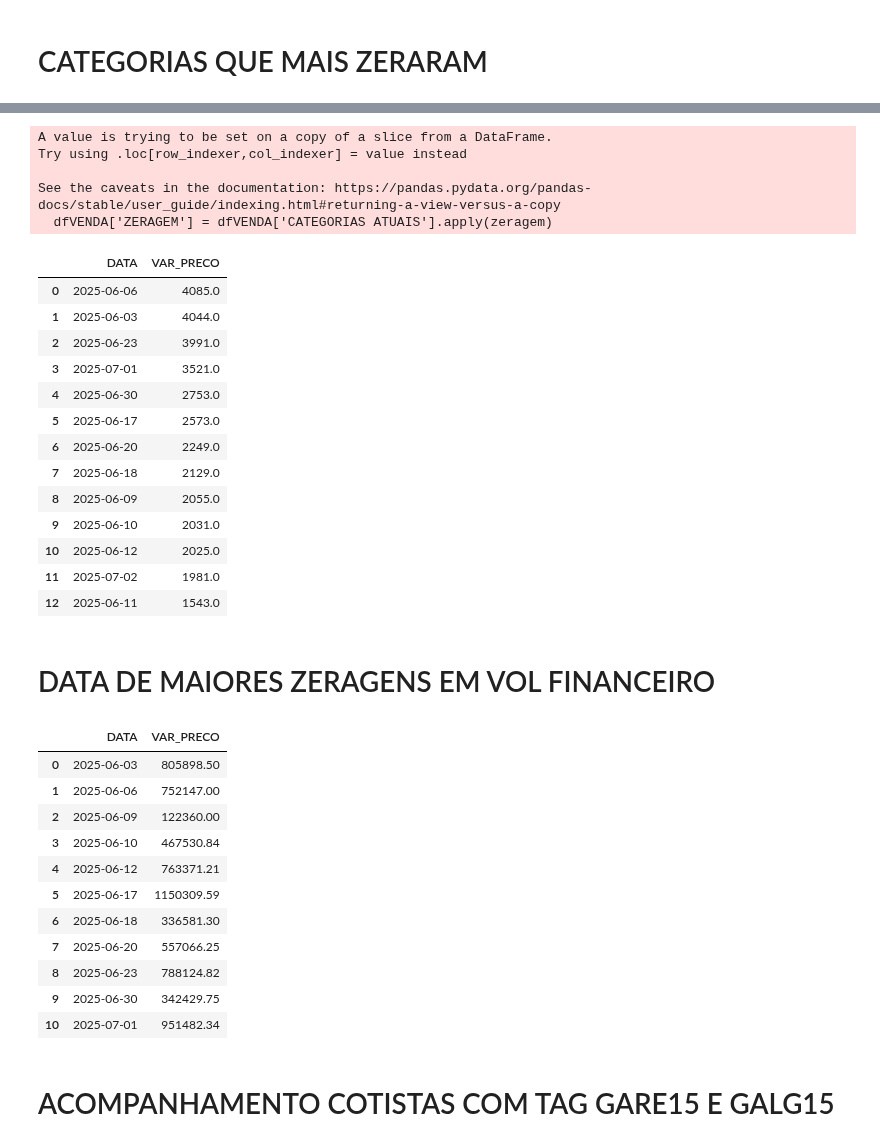
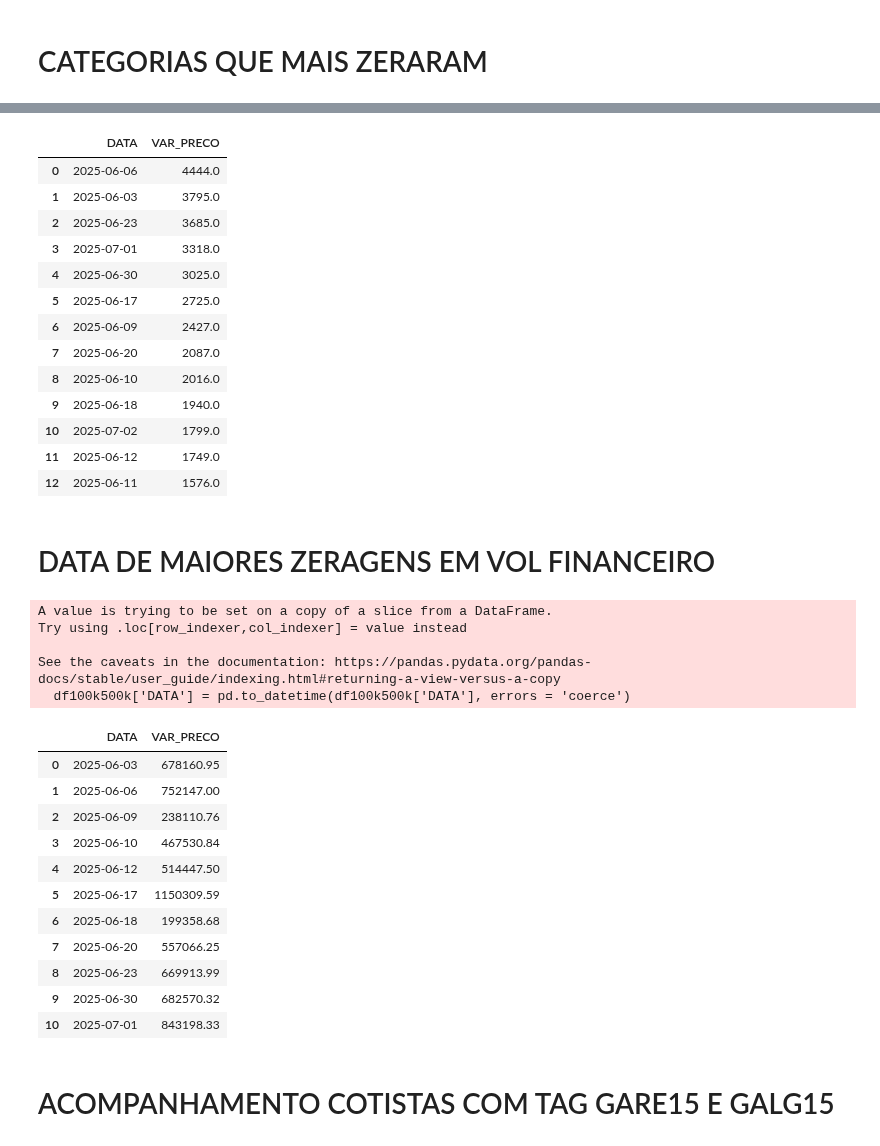
Before and after one commit to LucasFranco-guardian/Relat-rios-Passivo, a Jupyter notebook: MonthXWeek_GARE.ipynb, the cells around one changed output, grey strips where cells are left out. Cells and saved outputs as stored; diff of their text form; code cells hidden in the pictures.

```diff
--- a/MonthXWeek_GARE.ipynb
+++ b/MonthXWeek_GARE.ipynb
@@ -13,24 +13,24 @@ import setuptools
 import pandas_datareader as pdr
 # %%
 dfMENSAL = pd.read_excel('BASE_MENSAL_GARE_JUN.xlsx')
+dfMENSAL = dfMENSAL.rename(columns={'CATEGORIAS ATUAIS':'CATEGORIAS_ATUAIS', 'CATEGORIAS ANTIGAS':'CATEGORIAS_ANTIGAS'})
 dfCOMPRA = dfMENSAL.query('OPERAÇÃO == "Compra"')
 dfVENDA = dfMENSAL.query('OPERAÇÃO == "Venda"')
 
 dfCOMPRA_final = dfCOMPRA.groupby(['DOCUMENTO'], as_index=False).agg({'DOCUMENTO':'first','NOME':'first','PF_PJ':'first','TOTAL':'first','TOTAL_NOVO':'last','VAR_COTAS':'sum',
-                                                                      'OPERAÇÃO':'first','FINANCEIRO_ATUAL':'first','FINANCEIRO_NOVO':'last', 'VAR_PRECO':'sum','CATEGORIAS ATUAIS':'last',
-                                                                      'CATEGORIAS ANTIGAS':'first','Participação_sup':'sum','GARE15':'first','GALG15':'first','DATA':'first',
+                                                                      'OPERAÇÃO':'first','FINANCEIRO_ATUAL':'first','FINANCEIRO_NOVO':'last', 'VAR_PRECO':'sum','CATEGORIAS_ATUAIS':'last',
+                                                                      'CATEGORIAS_ANTIGAS':'first','Participação_sup':'sum','GARE15':'first','GALG15':'first','DATA':'first',
                                                                       'CATEGORIAS':'first'})
 
 dfVENDA_final = dfVENDA.groupby(['DOCUMENTO'], as_index=False).agg({'DOCUMENTO':'first','NOME':'first','PF_PJ':'first','TOTAL':'first','TOTAL_NOVO':'last','VAR_COTAS':'sum',
-                                                                    'OPERAÇÃO':'first','FINANCEIRO_ATUAL':'first','FINANCEIRO_NOVO':'last','VAR_PRECO':'sum','CATEGORIAS ATUAIS':'last',
-                                                                    'CATEGORIAS ANTIGAS':'first','Participação_sup':'sum','GARE15':'first','GALG15':'first','DATA':'first',
+                                                                    'OPERAÇÃO':'first','FINANCEIRO_ATUAL':'first','FINANCEIRO_NOVO':'last','VAR_PRECO':'sum','CATEGORIAS_ATUAIS':'last',
+                                                                    'CATEGORIAS_ANTIGAS':'first','Participação_sup':'sum','GARE15':'first','GALG15':'first','DATA':'first',
                                                                     'CATEGORIAS':'first'})
 
 total_compra = dfCOMPRA['VAR_PRECO'].sum()
 total_venda = dfVENDA['VAR_PRECO'].sum()
 delta_sum = total_compra+total_venda
 print('o valor de compra é {} e o valor de venda é {}, e o total é {}'.format(total_compra, total_venda, delta_sum))
-
 
 #INSIRO O CAMINHO DAS FONTES
 caminho_Avenir = r'C:\\Users\\LucasCavalcante\\AppData\\Local\\Microsoft\\Windows\\Fonts\\Avenir Next LT Pro Regular.otf'
@@ -569,12 +591,13 @@ def zeragem(ca):
     else:
         return 'Nao Zerou'
 
-dfVENDA['ZERAGEM'] = dfVENDA['CATEGORIAS ATUAIS'].apply(zeragem)
+dfVENDA_final['ZERAGEM'] = dfVENDA_final['CATEGORIAS_ATUAIS'].apply(zeragem)
 
-dfZERADOS = dfVENDA.query('ZERAGEM == "Zerou"')
+dfZERADOS = dfVENDA_final.query('ZERAGEM == "Zerou"')
 
-CMZ_cotistas = dfZERADOS.groupby(['CATEGORIAS ANTIGAS'])['VAR_PRECO'].count()
+CMZ_cotistas = dfZERADOS.groupby(['CATEGORIAS_ANTIGAS'])['VAR_PRECO'].count()
 CMZ_cotistas = CMZ_cotistas.sort_values(ascending=False)
+
 
 CMZ_cotistas_df = pd.DataFrame(CMZ_cotistas)
 CMZ_cotistas_df = CMZ_cotistas_df.reset_index()
@@ -674,9 +614,9 @@ findfont: Font family 'Avenir Next LT Pro' not found.
 # %%
-dfVENDA['ZERAGEM'] = dfVENDA['CATEGORIAS ATUAIS'].apply(zeragem)
+dfVENDA_final['ZERAGEM'] = dfVENDA_final['CATEGORIAS_ATUAIS'].apply(zeragem)
 
-dfZERADOS = dfVENDA.query('ZERAGEM == "Zerou"')
+dfZERADOS = dfVENDA_final.query('ZERAGEM == "Zerou"')
 
-CMZ = dfZERADOS.groupby(['CATEGORIAS ANTIGAS'])['VAR_PRECO'].sum()
+CMZ = dfZERADOS.groupby(['CATEGORIAS_ANTIGAS'])['VAR_PRECO'].sum()
 CMZ = CMZ.sort_values(ascending=False)
 
 CMZ_df = pd.DataFrame(CMZ)
@@ -778,40 +635,34 @@ findfont: Font family 'Avenir Next LT Pro' not found.
 # %%
-dfVENDA['ZERAGEM'] = dfVENDA['CATEGORIAS ATUAIS'].apply(zeragem)
+dfVENDA_final['ZERAGEM'] = dfVENDA_final['CATEGORIAS_ATUAIS'].apply(zeragem)
 
-dfZERADOS = dfVENDA.query('ZERAGEM == "Zerou"')
+dfZERADOS = dfVENDA_final.query('ZERAGEM == "Zerou"')
 
 CMZ_data = dfZERADOS.groupby(['DATA'])['VAR_PRECO'].sum()
 CMZ_data = CMZ_data.sort_values(ascending=False)
 
 CMZ_df_data = pd.DataFrame(CMZ_data)
 CMZ_df_data = (CMZ_df_data['VAR_PRECO']/1000).round(0)
 CMZ_df_data = CMZ_df_data.reset_index()
 CMZ_df_data
 # %% [output]
-A value is trying to be set on a copy of a slice from a DataFrame.
-Try using .loc[row_indexer,col_indexer] = value instead
-
-See the caveats in the documentation: https://pandas.pydata.org/pandas-docs/stable/user_guide/indexing.html#returning-a-view-versus-a-copy
-  dfVENDA['ZERAGEM'] = dfVENDA['CATEGORIAS ATUAIS'].apply(zeragem)
 |  | DATA | VAR_PRECO |
-| 0 | 2025-06-06 | 4085.0 |
-| 1 | 2025-06-03 | 4044.0 |
-| 2 | 2025-06-23 | 3991.0 |
-| 3 | 2025-07-01 | 3521.0 |
-| 4 | 2025-06-30 | 2753.0 |
-| 5 | 2025-06-17 | 2573.0 |
-| 6 | 2025-06-20 | 2249.0 |
-| 7 | 2025-06-18 | 2129.0 |
-| 8 | 2025-06-09 | 2055.0 |
-| 9 | 2025-06-10 | 2031.0 |
-| 10 | 2025-06-12 | 2025.0 |
-| 11 | 2025-07-02 | 1981.0 |
-| 12 | 2025-06-11 | 1543.0 |
+| 0 | 2025-06-06 | 4444.0 |
+| 1 | 2025-06-03 | 3795.0 |
+| 2 | 2025-06-23 | 3685.0 |
+| 3 | 2025-07-01 | 3318.0 |
+| 4 | 2025-06-30 | 3025.0 |
+| 5 | 2025-06-17 | 2725.0 |
+| 6 | 2025-06-09 | 2427.0 |
+| 7 | 2025-06-20 | 2087.0 |
+| 8 | 2025-06-10 | 2016.0 |
+| 9 | 2025-06-18 | 1940.0 |
+| 10 | 2025-07-02 | 1799.0 |
+| 11 | 2025-06-12 | 1749.0 |
+| 12 | 2025-06-11 | 1576.0 |
 # %% [markdown]
 # DATA DE MAIORES ZERAGENS EM VOL FINANCEIRO
 # %%
-df100k500k = dfZERADOS.rename(columns={'CATEGORIAS ANTIGAS':'CATEGORIAS_ANTIGAS', 'CATEGORIAS ATUAIS':'CATEGORIAS_ATUAIS'})
-df100k500k = df100k500k.query('CATEGORIAS_ANTIGAS == "100k-500k"')
+df100k500k = dfZERADOS.query('CATEGORIAS_ANTIGAS == "100k-500k"')
 df100k500k['DATA'] = pd.to_datetime(df100k500k['DATA'], errors = 'coerce')
 df100k500k = df100k500k.dropna(subset=['DATA'])
 df100k500k_data = df100k500k.groupby(['DATA'])['VAR_PRECO'].sum()
@@ -820,17 +671,22 @@ df100k500k_data_df = pd.DataFrame(df100k500k_data)
 df100k500k_data_df = df100k500k_data_df.reset_index()
 df100k500k_data_df
 # %% [output]
+A value is trying to be set on a copy of a slice from a DataFrame.
+Try using .loc[row_indexer,col_indexer] = value instead
+
+See the caveats in the documentation: https://pandas.pydata.org/pandas-docs/stable/user_guide/indexing.html#returning-a-view-versus-a-copy
+  df100k500k['DATA'] = pd.to_datetime(df100k500k['DATA'], errors = 'coerce')
 |  | DATA | VAR_PRECO |
-| 0 | 2025-06-03 | 805898.50 |
+| 0 | 2025-06-03 | 678160.95 |
 | 1 | 2025-06-06 | 752147.00 |
-| 2 | 2025-06-09 | 122360.00 |
+| 2 | 2025-06-09 | 238110.76 |
 | 3 | 2025-06-10 | 467530.84 |
-| 4 | 2025-06-12 | 763371.21 |
+| 4 | 2025-06-12 | 514447.50 |
 | 5 | 2025-06-17 | 1150309.59 |
-| 6 | 2025-06-18 | 336581.30 |
+| 6 | 2025-06-18 | 199358.68 |
 | 7 | 2025-06-20 | 557066.25 |
-| 8 | 2025-06-23 | 788124.82 |
-| 9 | 2025-06-30 | 342429.75 |
-| 10 | 2025-07-01 | 951482.34 |
+| 8 | 2025-06-23 | 669913.99 |
+| 9 | 2025-06-30 | 682570.32 |
+| 10 | 2025-07-01 | 843198.33 |
 # %% [markdown]
 # ACOMPANHAMENTO COTISTAS COM TAG GARE15 E GALG15
```
Also changed, not shown: parts of 28 cells of this notebook, 6 other files.
